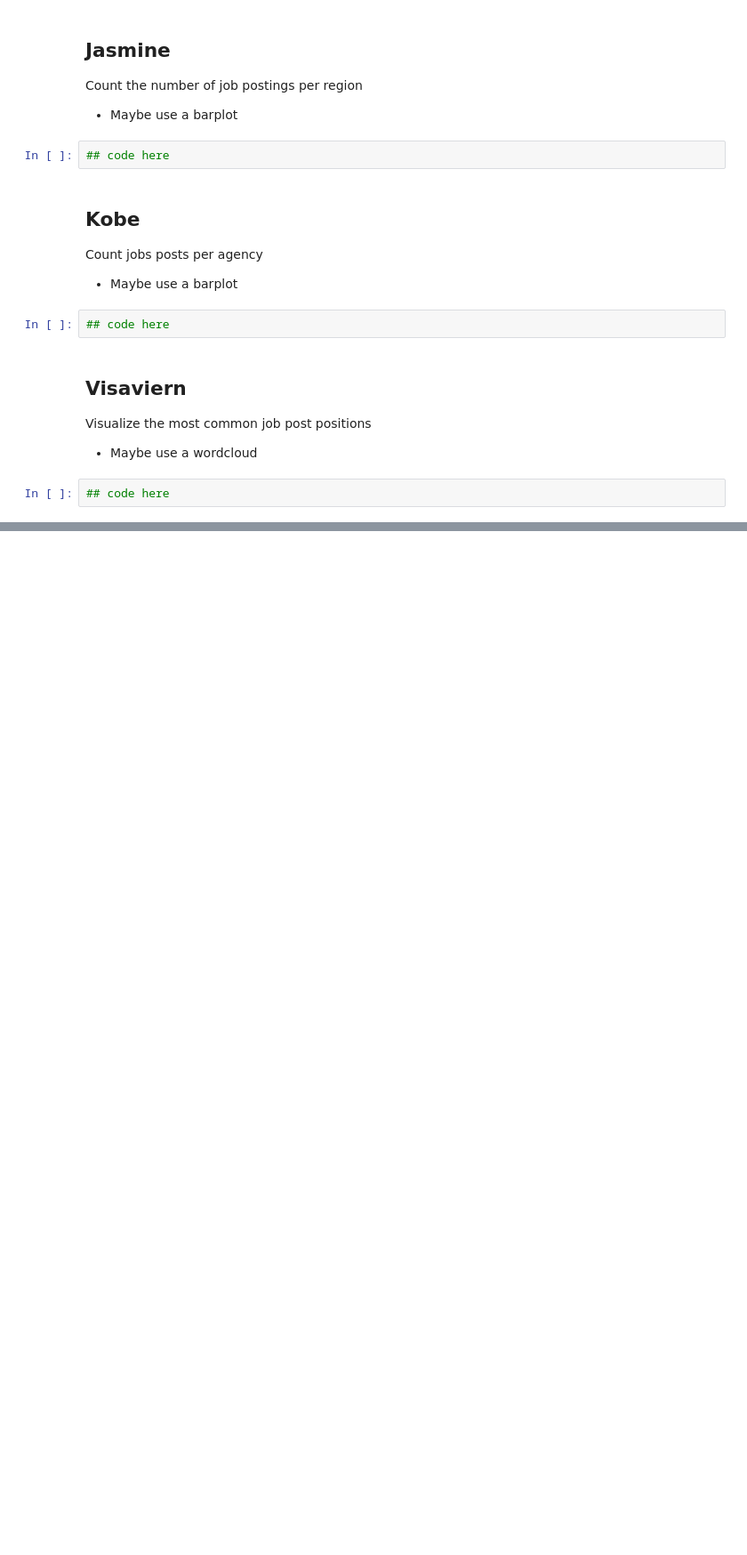
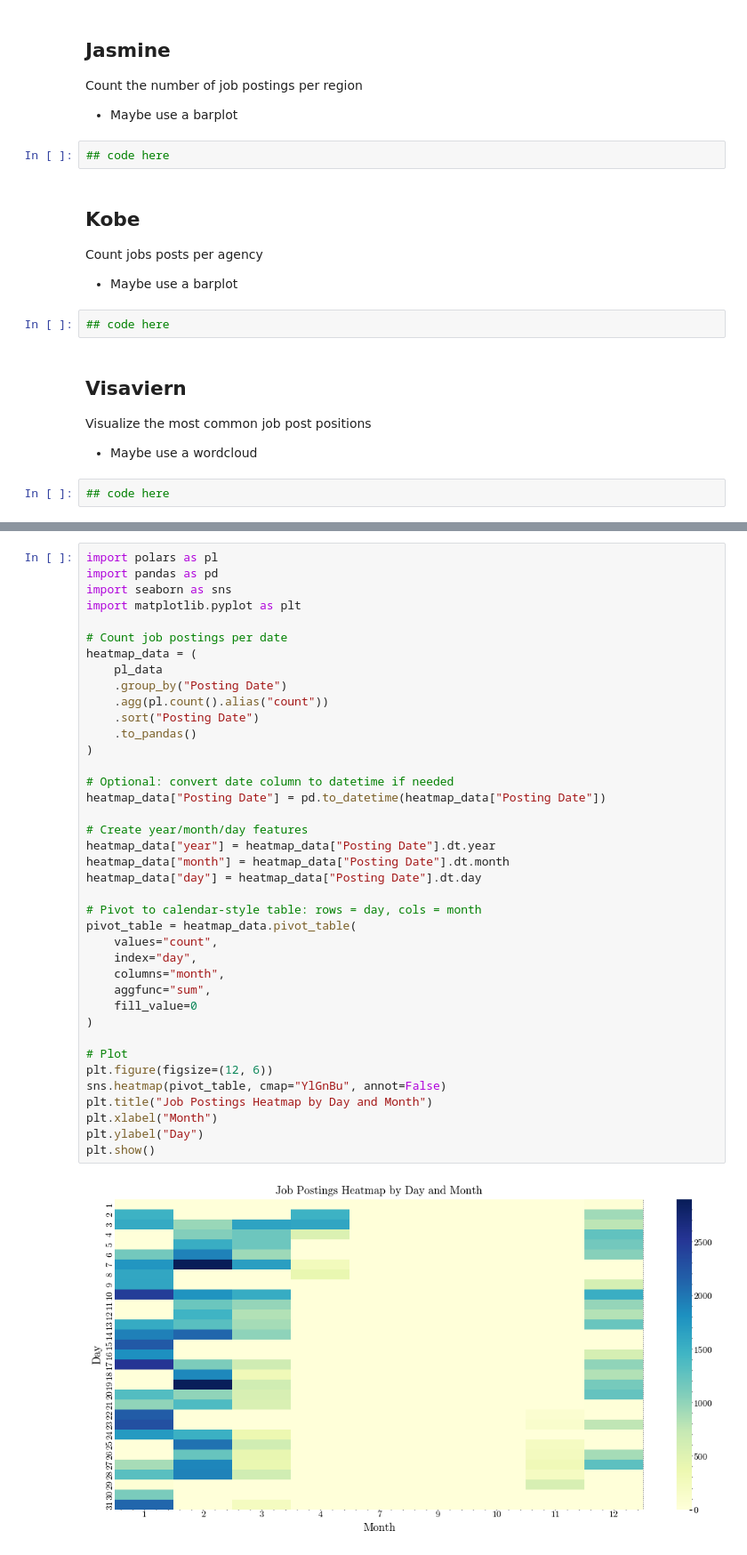
Before and after one commit to iragca/ml-final-project, a Jupyter notebook: notebooks/2.0-everyone-csc-eda.ipynb, the cells around one changed output, grey strips where cells are left out. Shown at 89% size. Cells and saved outputs as stored; diff of their text form; blank space fills up the shorter version.

```diff
--- a/notebooks/2.0-everyone-csc-eda.ipynb
+++ b/notebooks/2.0-everyone-csc-eda.ipynb
@@ -71,0 +113,41 @@ Visualize the most common job post positions
+# %%
+import polars as pl
+import pandas as pd
+import seaborn as sns
+import matplotlib.pyplot as plt
+
+# Count job postings per date
+heatmap_data = (
+    pl_data
+    .group_by("Posting Date")
+    .agg(pl.count().alias("count"))
+    .sort("Posting Date")
+    .to_pandas()
+)
+
+# Optional: convert date column to datetime if needed
+heatmap_data["Posting Date"] = pd.to_datetime(heatmap_data["Posting Date"])
+
+# Create year/month/day features
+heatmap_data["year"] = heatmap_data["Posting Date"].dt.year
+heatmap_data["month"] = heatmap_data["Posting Date"].dt.month
+heatmap_data["day"] = heatmap_data["Posting Date"].dt.day
+
+# Pivot to calendar-style table: rows = day, cols = month
+pivot_table = heatmap_data.pivot_table(
+    values="count",
+    index="day",
+    columns="month",
+    aggfunc="sum",
+    fill_value=0
+)
+
+# Plot
+plt.figure(figsize=(12, 6))
+sns.heatmap(pivot_table, cmap="YlGnBu", annot=False)
+plt.title("Job Postings Heatmap by Day and Month")
+plt.xlabel("Month")
+plt.ylabel("Day")
+plt.show()
+# %% [output]
+[figure, added]
```
Also changed, not shown: parts of 4 cells of this notebook.
